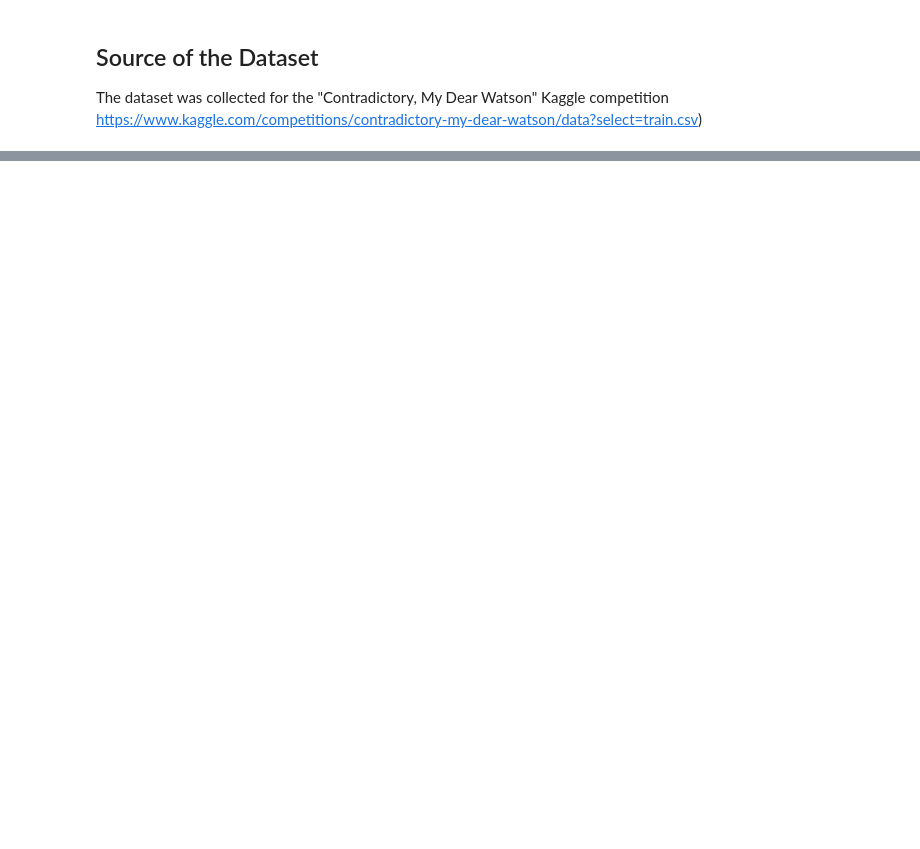
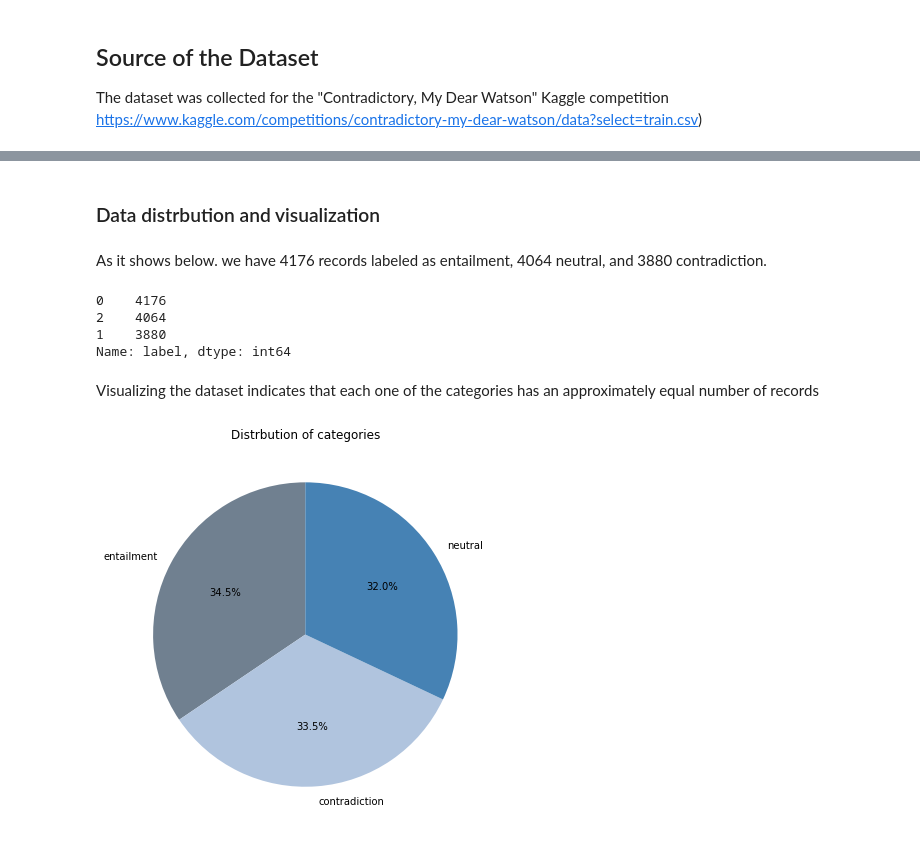
Before and after one commit to reefkha2/WatsonianAdventure, a Jupyter notebook: notebook/WatsonianAdventure.ipynb, the cells around one changed output, grey strips where cells are left out. Cells and saved outputs as stored; diff of their text form; code cells hidden in the pictures; blank space fills up the shorter version.

```diff
--- a/notebook/WatsonianAdventure.ipynb
+++ b/notebook/WatsonianAdventure.ipynb
@@ -62,3 +22,3 @@ import pandas as pd
 # %%
 # load the dataset
-df = pd.read_csv("/Users/2rwak/Desktop/contradictory-my-dear-watson/train.csv")
+df = pd.read_csv(r'../Dataset/train.csv')
@@ -75,18 +24,0 @@ df.to_csv('train_en.csv', index=False)
-# %%
-#  stop-word removal
-!pip3 install nltk
-import nltk
-nltk.download('stopwords')
-
-from nltk.corpus import stopwords
-
-# load the dataset
-df = pd.read_csv('/Users/2rwak/Desktop/contradictory-my-dear-watson/train_en.csv')
-
-# remove stop words
-stop_words = set(stopwords.words('english'))
-df['premise'] = df['premise'].apply(lambda x: ' '.join([word for word in str(x).split() if word.lower() not in stop_words]))
-df['hypothesis'] = df['hypothesis'].apply(lambda x: ' '.join([word for word in str(x).split() if word.lower() not in stop_words]))
-
-# save the cleaned dataset
-df.to_csv('train_en_cleaned.csv', index=False)
@@ -101,0 +40,37 @@ Requirement already satisfied: tqdm in /Users/2rwak/Library/Python/3.9/lib/pytho
+# %% [markdown]
+### Data distrbution and visualization
+# %% [markdown]
+As it shows below. we have 4176 records labeled as entailment, 4064 neutral, and 3880 contradiction.
+# %%
+df['label'].value_counts()
+# %% [output]
+0    4176
+2    4064
+1    3880
+Name: label, dtype: int64
+# %%
+# adding column called category to visualize each (0 for entailment, 1 for neutral, 2 for contradiction)
+def category(label):
+    if label == 0:
+        return 'entailment'
+    elif label == 1:
+        return 'neutral'
+    elif label ==2:
+        return 'contradiction'
+
+df['category'] = df['label'].apply(category)
+# %% [markdown]
+Visualizing the dataset indicates that each one of the categories has an approximately equal number of records
+# %%
+#using pie chart
+
+fig = plt.figure(figsize=(7,7))
+colors = ("slategrey", "lightsteelblue", "steelblue")
+tags = df['category'].value_counts()
+explode = (0.1,0.1)
+tags.plot(kind='pie', autopct='%1.1f%%', colors = colors,
+         startangle=90, label='')
+plt.title('Distrbution of categories')
+fig.set_facecolor('white')
+# %% [output]
+[figure, added]
```
Also changed, not shown: parts of 51 cells of this notebook, 6 other files.
